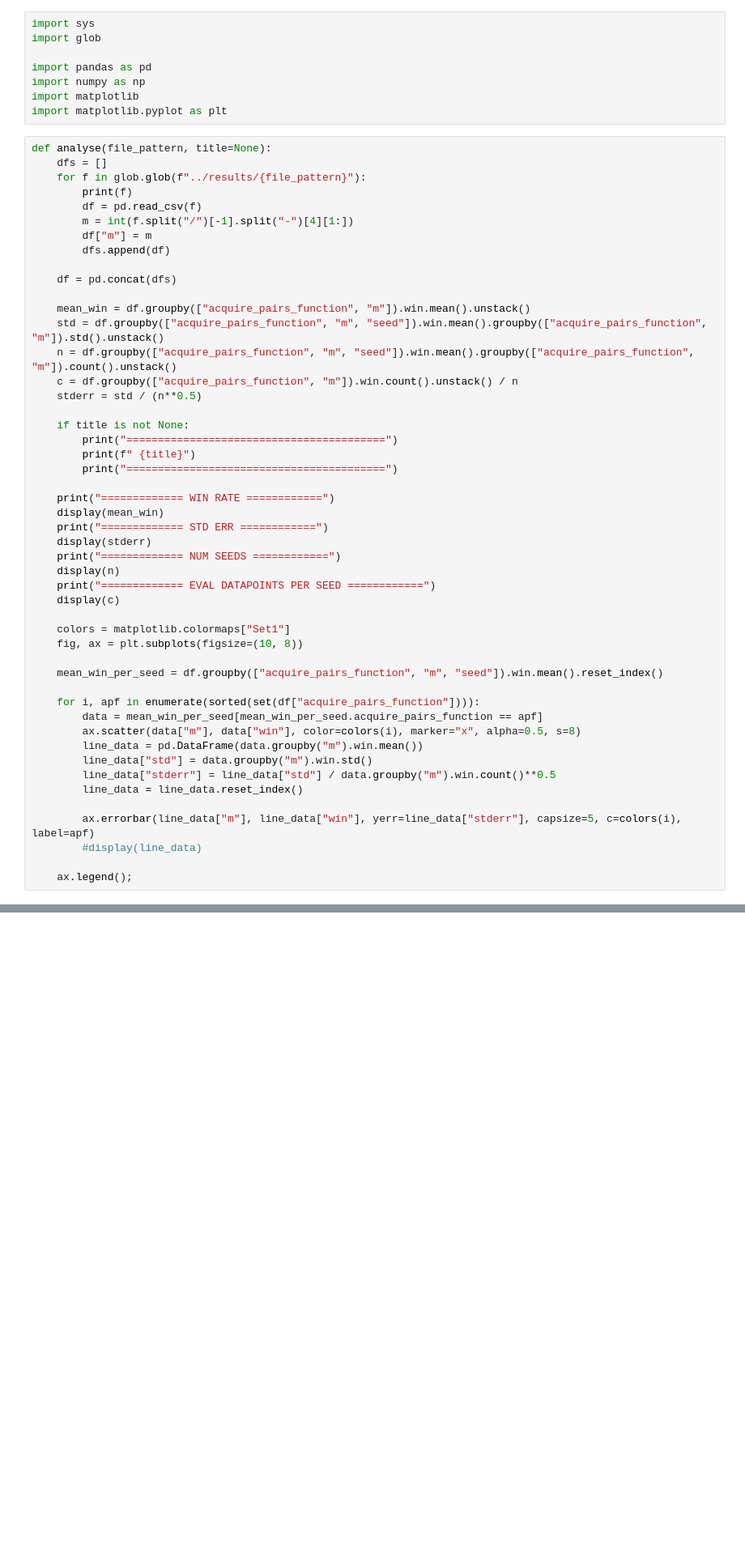
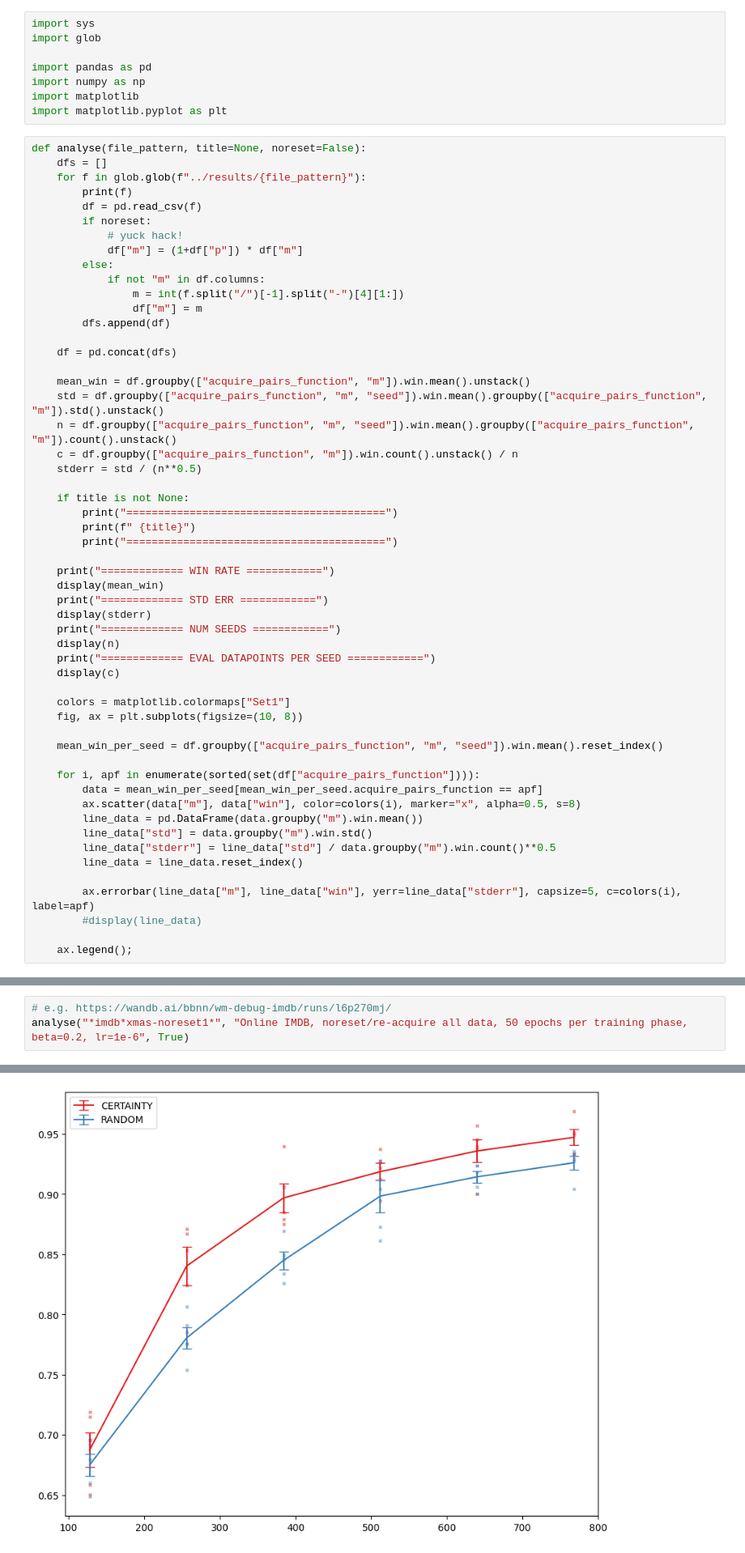
Before and after one commit to willmuldrew/active-preference-learning, a Jupyter notebook: notebooks/post-eval-analyse.ipynb, the cells around one changed output, grey strips where cells are left out. Shown at 81% size. Drawn from its saved outputs; the diff is of its cells as text; blank space fills up the shorter version.

```diff
--- a/notebooks/post-eval-analyse.ipynb
+++ b/notebooks/post-eval-analyse.ipynb
@@ -7,13 +7,18 @@ import numpy as np
 import matplotlib
 import matplotlib.pyplot as plt
 # %%
-def analyse(file_pattern, title=None):
+def analyse(file_pattern, title=None, noreset=False):
     dfs = []
     for f in glob.glob(f"../results/{file_pattern}"):
         print(f)
         df = pd.read_csv(f)
-        m = int(f.split("/")[-1].split("-")[4][1:])
-        df["m"] = m
+        if noreset:
+            # yuck hack!
+            df["m"] = (1+df["p"]) * df["m"]
+        else:
+            if not "m" in df.columns:
+                m = int(f.split("/")[-1].split("-")[4][1:])
+                df["m"] = m
         dfs.append(df)
 
     df = pd.concat(dfs)
@@ -158,0 +136,4 @@ analyse("post-eval-winrate-imdb-m*-xmas-lora.csv", "IMDB - LoRA, RMSprop, 10 epo
+# %%
+# e.g. https://wandb.ai/bbnn/wm-debug-imdb/runs/l6p270mj/
+analyse("*imdb*xmas-noreset1*", "Online IMDB, noreset/re-acquire all data, 50 epochs per training phase, beta=0.2, lr=1e-6", True)
+# %% [output]
@@ -158,0 +169 @@ analyse("post-eval-winrate-imdb-m*-xmas-lora.csv", "IMDB - LoRA, RMSprop, 10 epo
+[figure, added]
```
Also changed, not shown: parts of 5 cells of this notebook.
